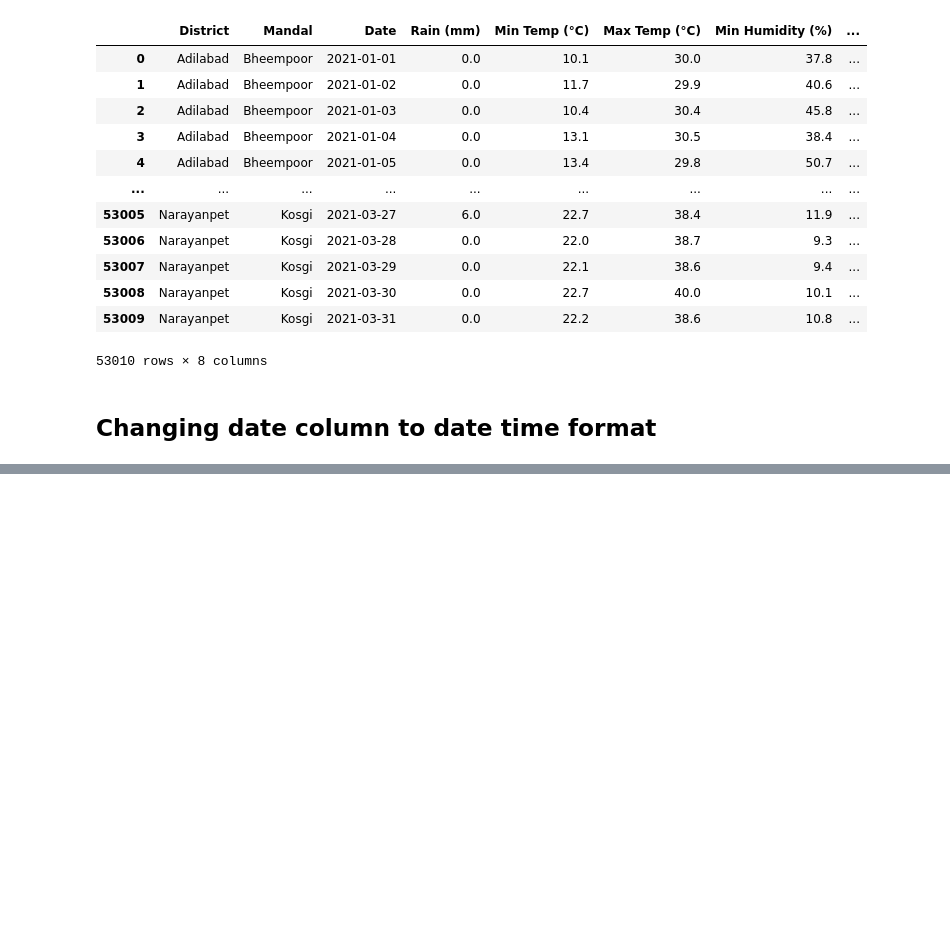
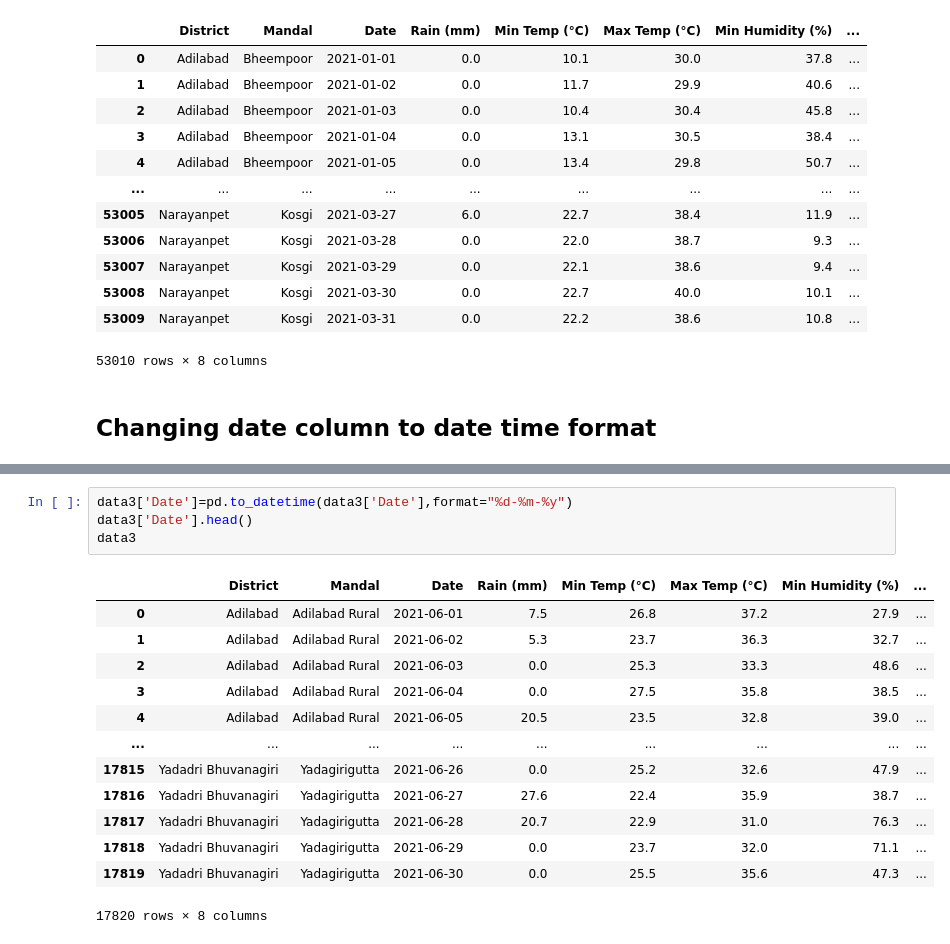
Before and after one commit to smartinternz02/SBSPS-Challenge-7154-SDG-13-Climate-Action, a Jupyter notebook: DATASETS/2021 datasets/project.ipynb, the cells around one changed output, grey strips where cells are left out. Cells and saved outputs as stored; diff of their text form; blank space fills up the shorter version.

```diff
--- a/DATASETS/2021 datasets/project.ipynb
+++ b/DATASETS/2021 datasets/project.ipynb
@@ -532,0 +603,18 @@ data1
+# %%
+data3['Date']=pd.to_datetime(data3['Date'],format="%d-%m-%y")
+data3['Date'].head()
+data3
+# %% [output]
+|  | District | Mandal | Date | Rain (mm) | Min Temp (°C) | Max Temp (°C) | Min Humidity (%) | ... |
+| 0 | Adilabad | Adilabad Rural | 2021-06-01 | 7.5 | 26.8 | 37.2 | 27.9 | ... |
+| 1 | Adilabad | Adilabad Rural | 2021-06-02 | 5.3 | 23.7 | 36.3 | 32.7 | ... |
+| 2 | Adilabad | Adilabad Rural | 2021-06-03 | 0.0 | 25.3 | 33.3 | 48.6 | ... |
+| 3 | Adilabad | Adilabad Rural | 2021-06-04 | 0.0 | 27.5 | 35.8 | 38.5 | ... |
+| 4 | Adilabad | Adilabad Rural | 2021-06-05 | 20.5 | 23.5 | 32.8 | 39.0 | ... |
+| ... | ... | ... | ... | ... | ... | ... | ... | ... |
+| 17815 | Yadadri Bhuvanagiri | Yadagirigutta | 2021-06-26 | 0.0 | 25.2 | 32.6 | 47.9 | ... |
+| 17816 | Yadadri Bhuvanagiri | Yadagirigutta | 2021-06-27 | 27.6 | 22.4 | 35.9 | 38.7 | ... |
+| 17817 | Yadadri Bhuvanagiri | Yadagirigutta | 2021-06-28 | 20.7 | 22.9 | 31.0 | 76.3 | ... |
+| 17818 | Yadadri Bhuvanagiri | Yadagirigutta | 2021-06-29 | 0.0 | 23.7 | 32.0 | 71.1 | ... |
+| 17819 | Yadadri Bhuvanagiri | Yadagirigutta | 2021-06-30 | 0.0 | 25.5 | 35.6 | 47.3 | ... |
+17820 rows × 8 columns
```
Also changed, not shown: parts of 6 cells of this notebook.
